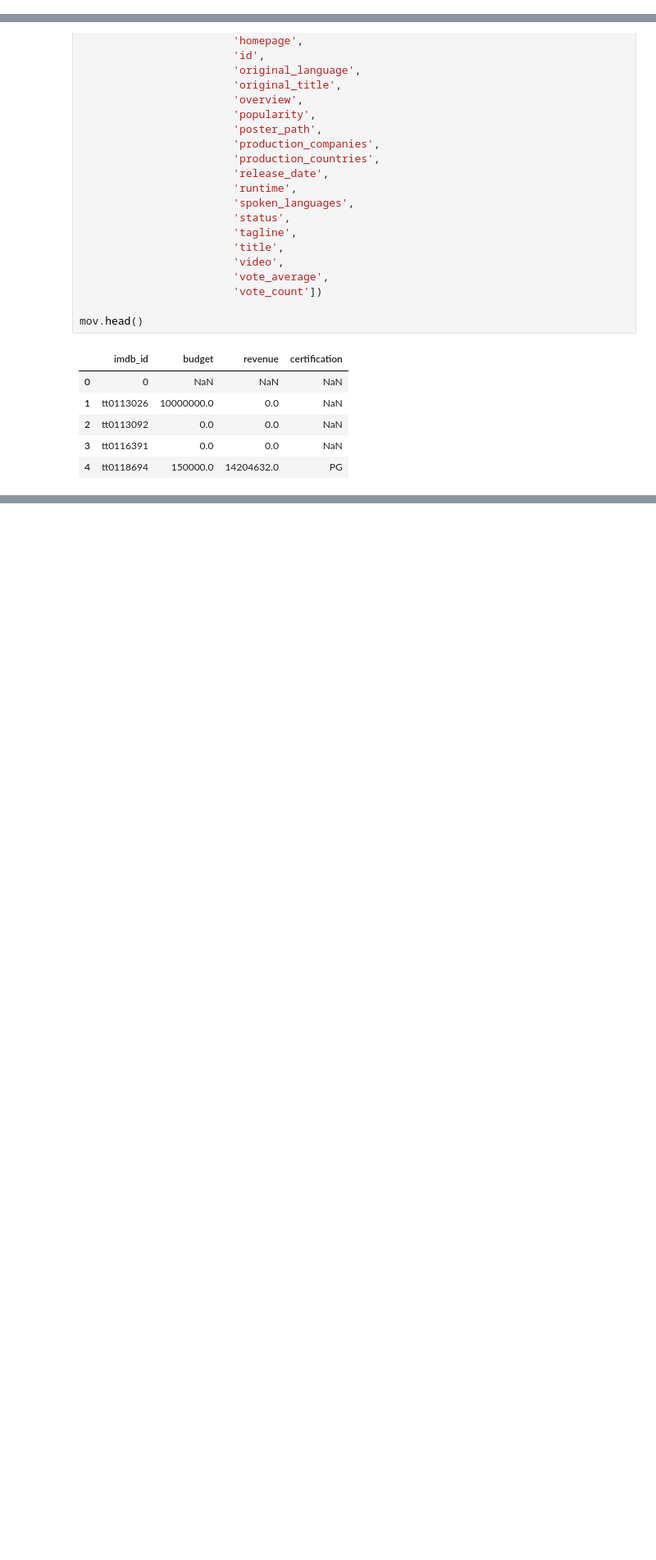
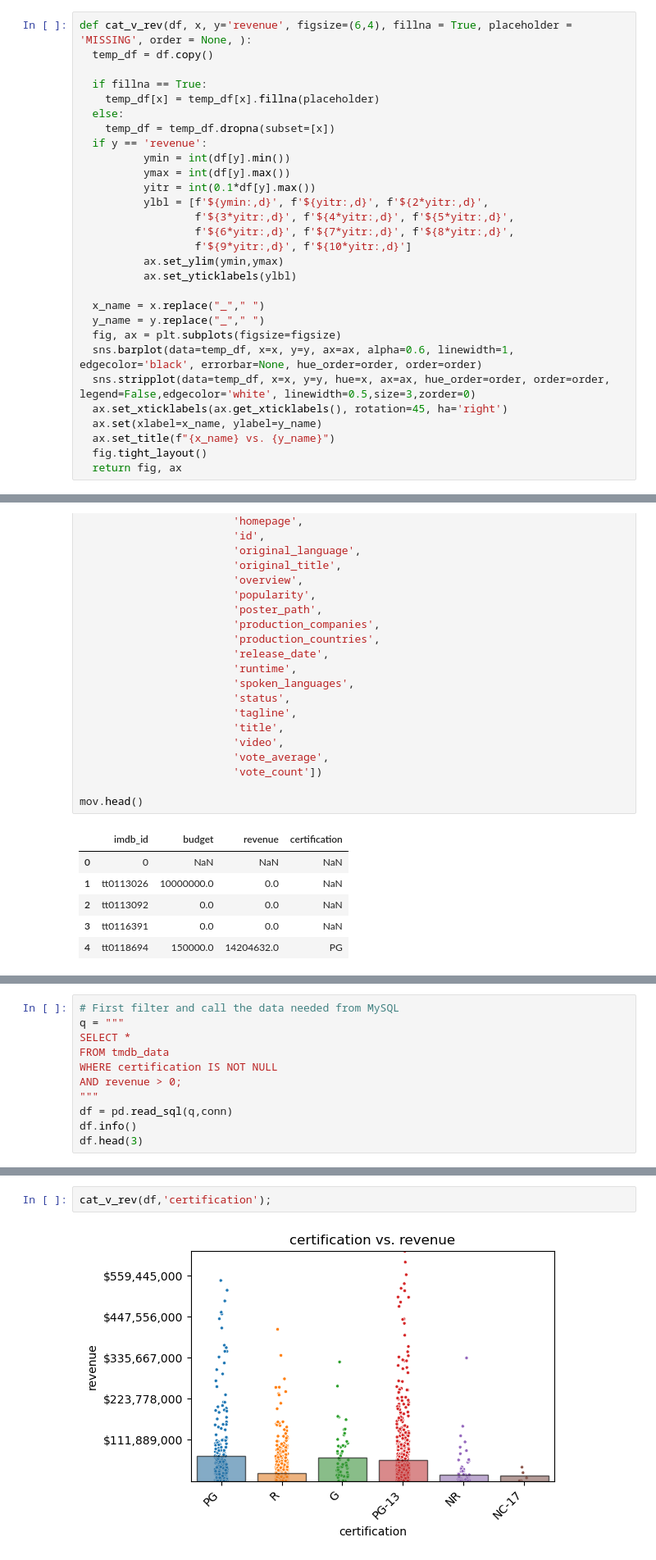
Before and after one commit to Gondram/Exploration-of-IMDB-rating-predictors, a Jupyter notebook: IMDB Project Part 4.ipynb, the cells around one changed output, grey strips where cells are left out. Shown: that part at 82% size. Saved outputs shown, nothing was run; the diff lists cells and outputs as text; blank space fills up the shorter version.

```diff
--- a/IMDB Project Part 4.ipynb
+++ b/IMDB Project Part 4.ipynb
@@ -52,3 +54,32 @@ pd.read_sql(q, conn)
+# %%
+def cat_v_rev(df, x, y='revenue', figsize=(6,4), fillna = True, placeholder = 'MISSING', order = None, ):
+  temp_df = df.copy()
+
+  if fillna == True:
+    temp_df[x] = temp_df[x].fillna(placeholder)
+  else:
+    temp_df = temp_df.dropna(subset=[x])
+  if y == 'revenue':
+          ymin = int(df[y].min())
+          ymax = int(df[y].max())
+          yitr = int(0.1*df[y].max())
+          ylbl = [f'${ymin:,d}', f'${yitr:,d}', f'${2*yitr:,d}',
+                  f'${3*yitr:,d}', f'${4*yitr:,d}', f'${5*yitr:,d}',
+                  f'${6*yitr:,d}', f'${7*yitr:,d}', f'${8*yitr:,d}',
+                  f'${9*yitr:,d}', f'${10*yitr:,d}']
+          ax.set_ylim(ymin,ymax)
+          ax.set_yticklabels(ylbl)
+
+  x_name = x.replace("_"," ")
+  y_name = y.replace("_"," ")
+  fig, ax = plt.subplots(figsize=figsize)
+  sns.barplot(data=temp_df, x=x, y=y, ax=ax, alpha=0.6, linewidth=1, edgecolor='black', errorbar=None, hue_order=order, order=order)
+  sns.stripplot(data=temp_df, x=x, y=y, hue=x, ax=ax, hue_order=order, order=order, legend=False,edgecolor='white', linewidth=0.5,size=3,zorder=0)
+  ax.set_xticklabels(ax.get_xticklabels(), rotation=45, ha='right')
+  ax.set(xlabel=x_name, ylabel=y_name)
+  ax.set_title(f"{x_name} vs. {y_name}")
+  fig.tight_layout()
+  return fig, ax
 # %% [markdown]
 #### Collecting the Data in one DF
 I am using data from 2000 through 2008, the recession
@@ -229,0 +325,11 @@ mov.to_sql("tmdb_data",conn, dtype=tmdb_schema, index=False, if_exists='replace'
+# %%
+# First filter and call the data needed from MySQL
+q = """
+SELECT *
+FROM tmdb_data
+WHERE certification IS NOT NULL
+AND revenue > 0;
+"""
+df = pd.read_sql(q,conn)
+df.info()
+df.head(3)
@@ -229,0 +441,4 @@ mov.to_sql("tmdb_data",conn, dtype=tmdb_schema, index=False, if_exists='replace'
+# %%
+cat_v_rev(df,'certification');
+# %% [output]
+[figure, added]
```
Also changed, not shown: parts of 48 cells of this notebook.
